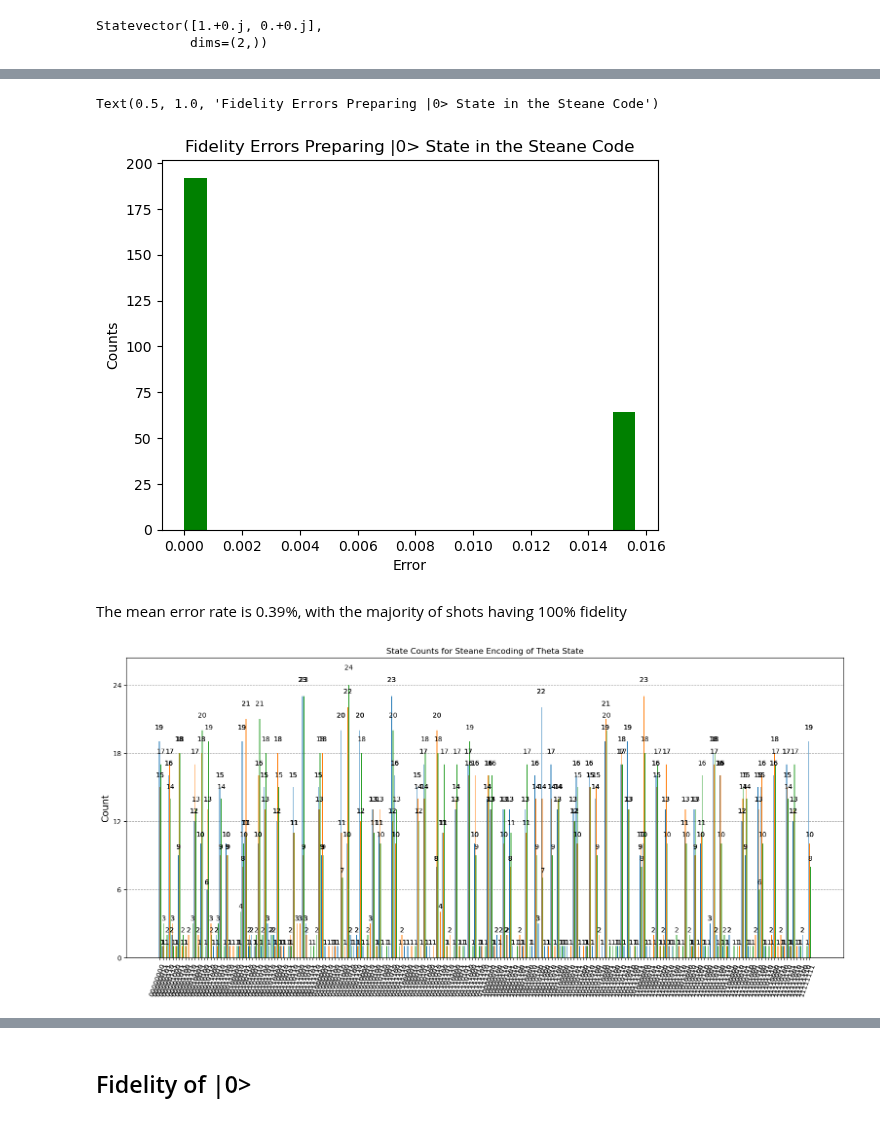
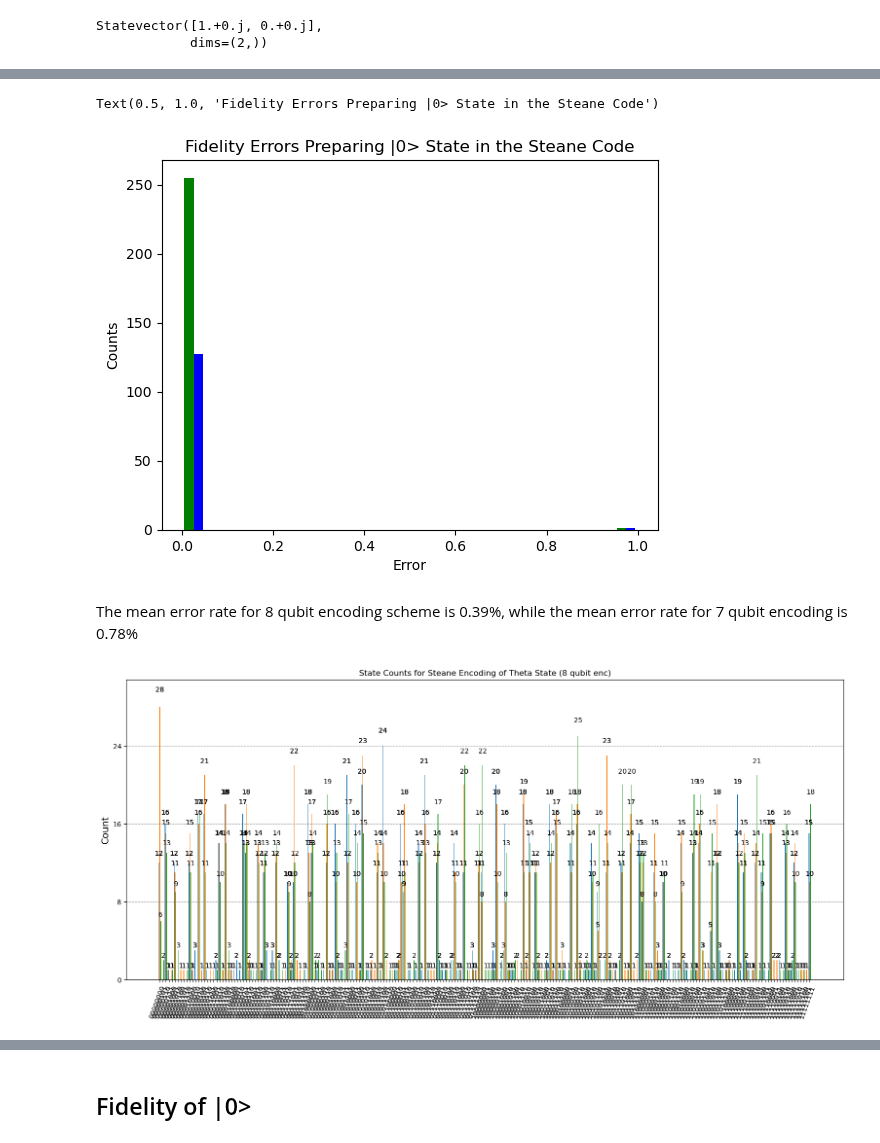
Before and after one commit to Sal7ySalt/Smallest-MSD-Protocol, a Jupyter notebook: validating_steane_enc.ipynb, the cells around one changed output, grey strips where cells are left out. Saved outputs shown, nothing was run; the diff lists cells and outputs as text; code cells hidden in the pictures.

```diff
--- a/validating_steane_enc.ipynb
+++ b/validating_steane_enc.ipynb
@@ -30,10 +30,14 @@ print(Statevector([amp_0, amp_1]))
 Statevector([1.+0.j, 0.+0.j],
             dims=(2,))
 # %%
-def steane_enc_q_c(amp_0: float, amp_1: float):
+def steane_enc_8(amp_0: float, amp_1: float, is_ideal: bool):
 
 
-    steane_enc_block = QuantumCircuit(8, 8, name="steane_block")
+    if is_ideal == True:
+        steane_enc_block = QuantumCircuit(8, 8, name="steane_block")
+    else:
+        steane_enc_block = QuantumCircuit(8, name="steane_block_noise")
+
 
     steane_enc_block.h(0)
     steane_enc_block.h(4)
@@ -118,2 +146,2 @@ steane_enc_block_noise.draw('mpl')
 # %%
-steane_block_instr_noise = steane_enc_block_noise.to_instruction()
+steane_block_instr_noise = steane_enc_8(amp_0, amp_1, False).to_instruction()
@@ -322,15 +363,15 @@ print(mean_fid)
 import matplotlib.pyplot as plt
 # %%
 
-plt.hist(err_arr, bins = 20, color= 'green')
+plt.hist([err_8_arr, err_7_arr], bins = 20, color= ['green', 'blue'])
 plt.xlabel("Error")
 plt.ylabel("Counts")
 plt.title("Fidelity Errors Preparing |0> State in the Steane Code")
 # %% [output]
 Text(0.5, 1.0, 'Fidelity Errors Preparing |0> State in the Steane Code')
-[figure, old version]
+[figure, new version]
 # %% [markdown]
-The mean error rate is 0.39%, with the majority of shots having 100% fidelity
+The mean error rate for 8 qubit encoding scheme is 0.39%, while the mean error rate for 7 qubit encoding is 0.78%
 # %%
 from qiskit.quantum_info import DensityMatrix
 # %%
@@ -347,57 +388,18 @@ readout_err = ReadoutError([[0.95, 0.05],  # P(measured 0 | actual 0), P(1 | 0)
 # %%
 
 
 state_arr_n = []
 
 qca_n = QuantumCircuit(8,8)
 qcb_n = QuantumCircuit(8,8)
 qcc_n = QuantumCircuit(8,8)
 
 qc_arr_n = [qca_n, qcb_n, qcc_n]
-is_ideal = 1
-counts_arr_n = []
+
+[state_arr_n, counts_arr_n] = preparation_results(qc_arr_n, 8, False, True, steane_block_instr_noise, noise_model)
 
 
 
-
-for i in range(0,3):
-
-    prepare_state(qc_arr_n[i], steane_block_instr, create_id_block(8, is_ideal), 8, is_ideal)
-
-
-
-    #print(qc_clean)
-    for j in range(0,8):
-        # noise_model.add_readout_error(readout_err, [j])
-        qc_arr_n[i].measure(j,j)
-
-    #qc_arr_n[i].measure(6,0)
-    backend = AerSimulator(noise_model=noise_model)
-
-    transpiled = transpile(qc_arr_n[i], backend)
-
-
-    #print(transpiled)
-
-    job = backend.run(transpiled, shots = 1000)
-
-    result = job.result()
-
-    #print(result.data(0))
-    counts_n = result.get_counts()
-
-    # state_n = result.data(0)['density_matrix']
-    # state_n_matrix = DensityMatrix(state_n)
-    #print(len(state))
-    # state_arr_n.append(state_n_matrix)
-
-    counts_arr_n.append(counts_n)
-    #print(state)
-
-
-smol_counts_arr_n = []
-
-
-plot_histogram(counts_arr_n, figsize = (19, 8), title = "State Counts for Steane Encoding of Theta State")
+plot_histogram(counts_arr_n, figsize = (19, 8), title = "State Counts for Steane Encoding of Theta State (8 qubit enc)")
 # %% [output]
-[figure, old version]
+[figure, new version]
```
Also changed, not shown: parts of 30 cells of this notebook.
